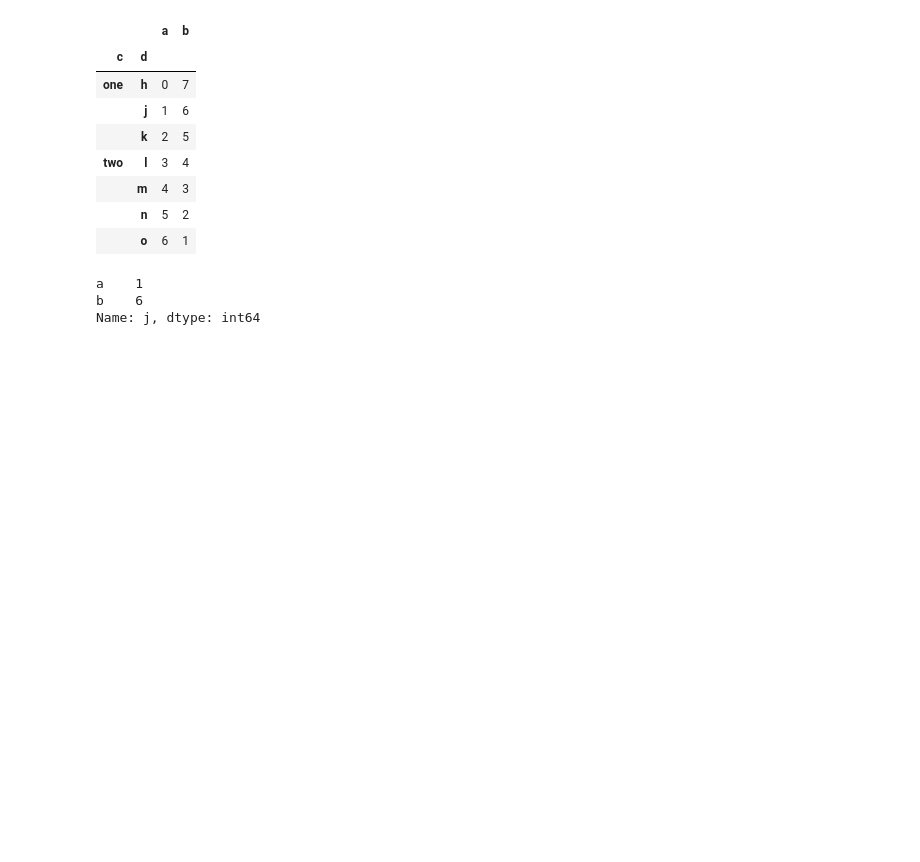
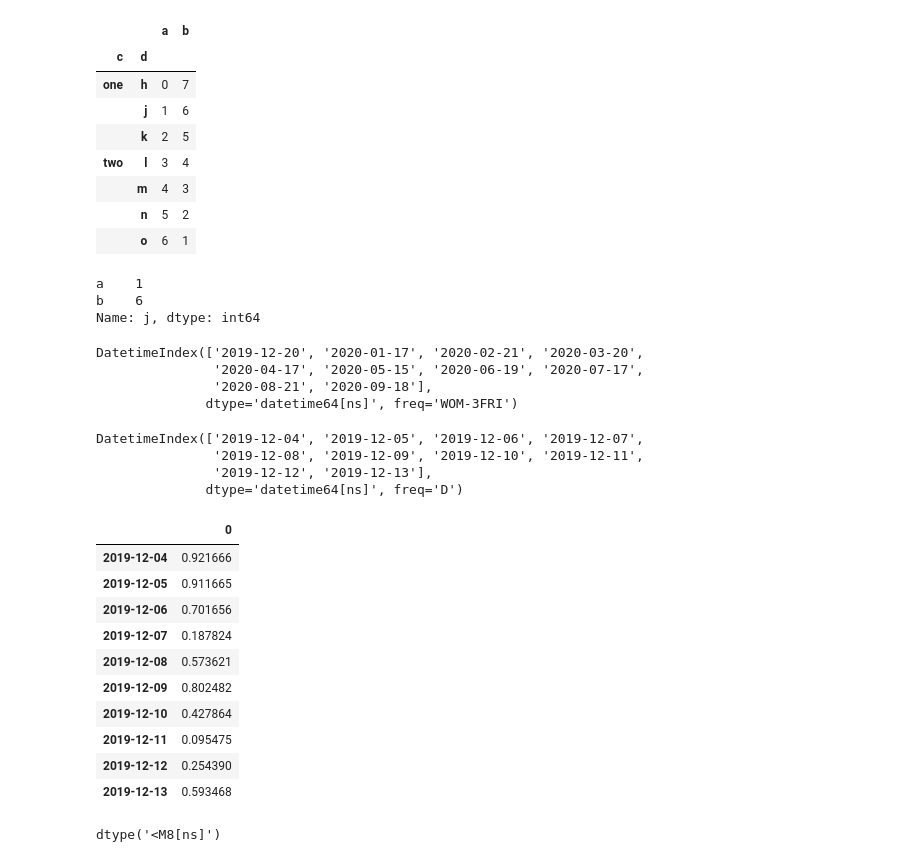
Before and after one commit to wyl2005/notebooks, a Jupyter notebook: pandas_study/pandas_study.ipynb, the cells around one changed output. Cells and saved outputs as stored; diff of their text form; code cells hidden in the pictures; blank space fills up the shorter version.

```diff
--- a/pandas_study/pandas_study.ipynb
+++ b/pandas_study/pandas_study.ipynb
@@ -607,3 +607,39 @@ x.loc["one"].loc["j"]
 a    1
 b    6
 Name: j, dtype: int64
+# %%
+# 每月第3周的星期五，每月第几周的星期几
+pd.date_range(start="20191204", periods=10, freq="WOM-3FRI")
+# %% [output]
+DatetimeIndex(['2019-12-20', '2020-01-17', '2020-02-21', '2020-03-20',
+               '2020-04-17', '2020-05-15', '2020-06-19', '2020-07-17',
+               '2020-08-21', '2020-09-18'],
+              dtype='datetime64[ns]', freq='WOM-3FRI')
+# %%
+index = pd.date_range("20191204", periods=10)
+print(index)
+df = pd.DataFrame(np.random.rand(10), index=index)
+df
+# %% [output]
+DatetimeIndex(['2019-12-04', '2019-12-05', '2019-12-06', '2019-12-07',
+               '2019-12-08', '2019-12-09', '2019-12-10', '2019-12-11',
+               '2019-12-12', '2019-12-13'],
+              dtype='datetime64[ns]', freq='D')
+|  | 0 |
+| 2019-12-04 | 0.921666 |
+| 2019-12-05 | 0.911665 |
+| 2019-12-06 | 0.701656 |
+| 2019-12-07 | 0.187824 |
+| 2019-12-08 | 0.573621 |
+| 2019-12-09 | 0.802482 |
+| 2019-12-10 | 0.427864 |
+| 2019-12-11 | 0.095475 |
+| 2019-12-12 | 0.254390 |
+| 2019-12-13 | 0.593468 |
+# %%
+df = pd.read_csv("911.csv")
+df.head(1)
+a = pd.to_datetime(df["timeStamp"])
+a.dtype
+# %% [output]
+dtype('<M8[ns]')
```
Also changed, not shown: parts of 2 cells of this notebook, 3 other files.
